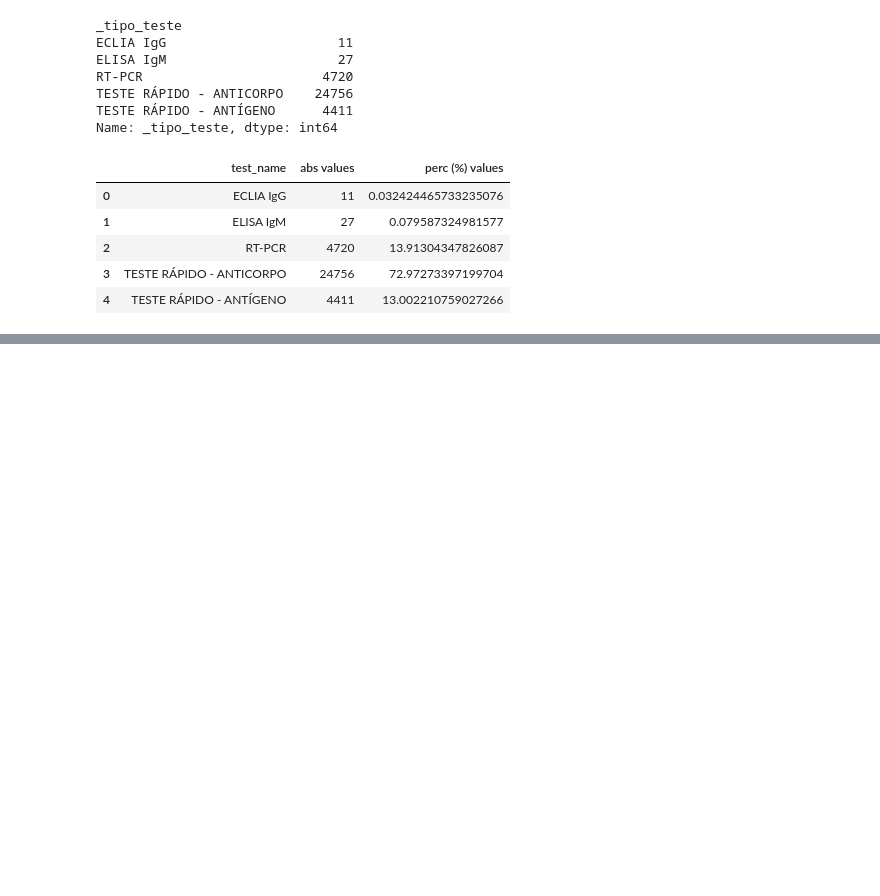
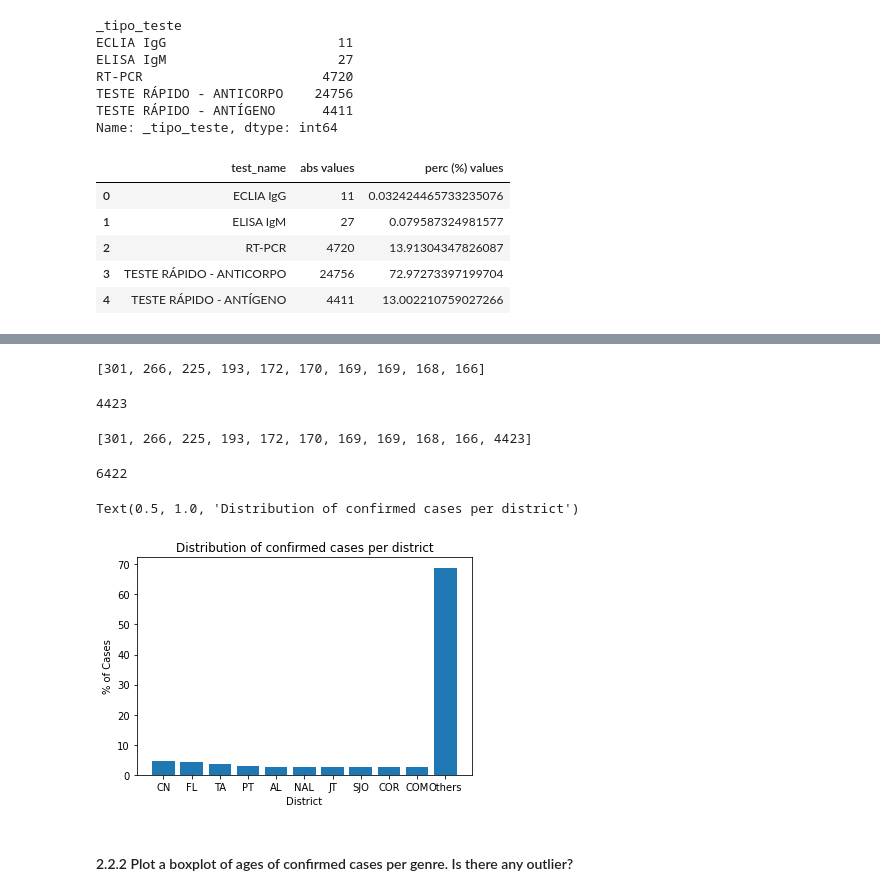
Before and after one commit to jvmdo/rna-pp1-2020, a Jupyter notebook: rascunhos/rna_pp1_joao.ipynb, the cells around one changed output, grey strips where cells are left out. Cells and saved outputs as stored; diff of their text form; code cells hidden in the pictures; blank space fills up the shorter version.

```diff
--- a/rascunhos/rna_pp1_joao.ipynb
+++ b/rascunhos/rna_pp1_joao.ipynb
@@ -240,0 +319,32 @@ pd.DataFrame(arrado, columns=['test_name', 'abs values', 'perc (%) values'])
+# %%
+hist = list(neigh_cases.sort_values(ascending=False).head(10))
+print(hist)
+# %% [output]
+[301, 266, 225, 193, 172, 170, 169, 169, 168, 166]
+# %%
+nbs = ['CN', 'FL', 'TA', 'PT', 'AL', 'NAL', 'JT', 'SJO', 'COR', 'COM', 'Others']
+# %%
+others = np.sum(neigh_cases.sort_values(ascending=False).tail(496))
+print(others)
+# %% [output]
+4423
+# %%
+hist.append(others)
+print(hist)
+# %% [output]
+[301, 266, 225, 193, 172, 170, 169, 169, 168, 166, 4423]
+# %%
+total = sum(hist)
+print(total)
+# %% [output]
+6422
+# %%
+plt.bar(nbs, [x/total * 100 for x in hist])
+plt.xlabel("District")
+plt.ylabel("% of Cases")
+plt.title("Distribution of confirmed cases per district")
+# %% [output]
+Text(0.5, 1.0, 'Distribution of confirmed cases per district')
+[figure, added]
+# %% [markdown]
+#### 2.2.2 Plot a boxplot of ages of confirmed cases per genre. Is there any outlier?
```
Also changed, not shown: parts of 59 cells of this notebook.
